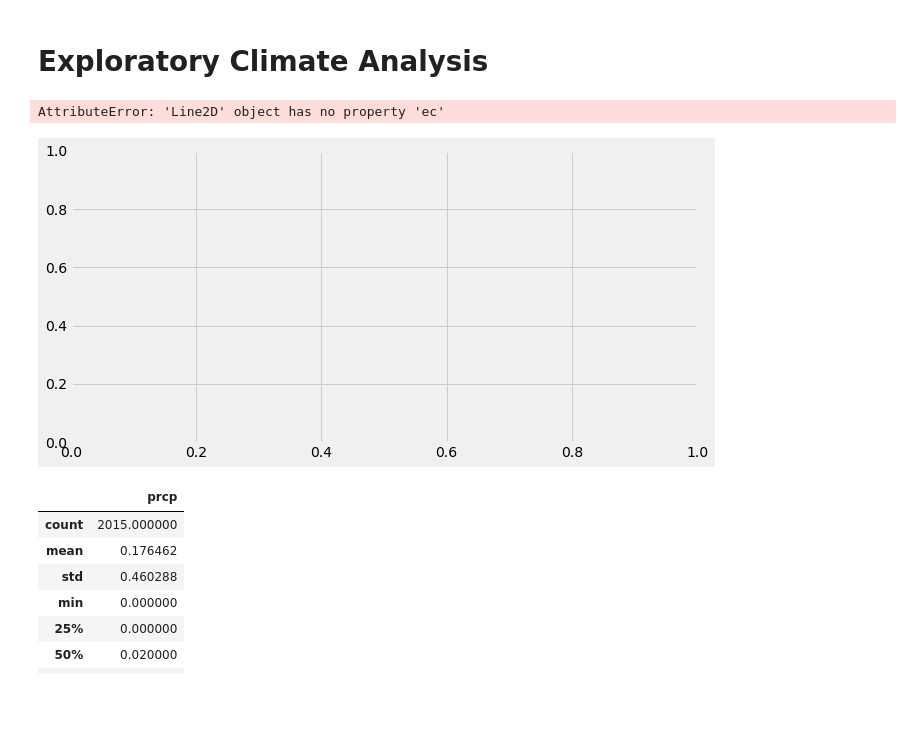
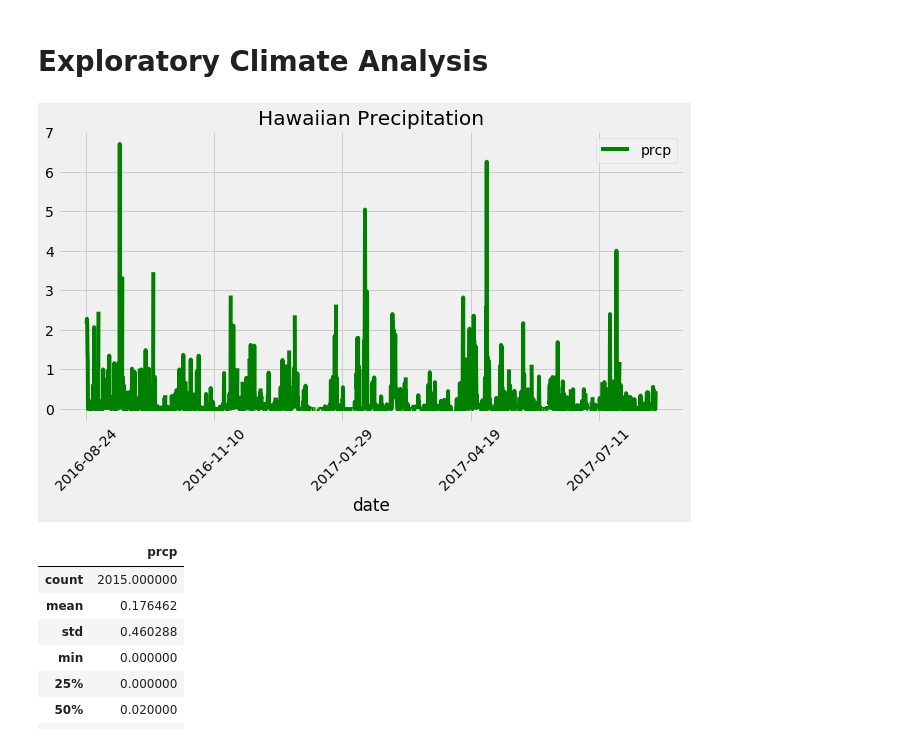
Before and after one commit to Kthomas09/sqlalchemy-challenge, a Jupyter notebook: climate_starter.ipynb, the cells around one changed output. Saved outputs shown, nothing was run; the diff lists cells and outputs as text; code cells hidden in the pictures; blank space fills up the shorter version.

```diff
--- a/climate_starter.ipynb
+++ b/climate_starter.ipynb
@@ -41,28 +41,27 @@ session = Session(engine)
 # %%
 # Design a query to retrieve the last 12 months of precipitation data and plot the results
 last_date = session.query(func.max(measurement.date)).first()[0]
 last_date = dt.datetime.strptime(last_date,'%Y-%m-%d')
 
 # Calculate the date 1 year ago from the last data point in the database
 prev_year = last_date - dt.timedelta(365)
 
 # Perform a query to retrieve the data and precipitation scores
 results = session.query(measurement.date,measurement.prcp).filter(measurement.date>=prev_year).all()
 
 # Save the query results as a Pandas DataFrame and set the index to the date column
 hawaii_df = pd.DataFrame(results).set_index("date")
 
 # Sort the dataframe by date
 hawaii_df = hawaii_df.sort_index()
 
 # Use Pandas Plotting with Matplotlib to plot the data
-hawaii_df.plot(rot = 45, figsize = (10,5), color = "green", ec = "red")
+hawaii_df.plot(rot = 45, figsize = (10,5), color = "green")
 plt.title("Hawaiian Precipitation")
 plt.savefig("Precipitation.png")
 plt.show()
 # %% [output]
-AttributeError: 'Line2D' object has no property 'ec'
-[figure, old version]
+[figure, new version]
 # %%
 # Use Pandas to calcualte the summary statistics for the precipitation data
 hawaii_df.describe()
```
Also changed, not shown: parts of 2 cells of this notebook.
